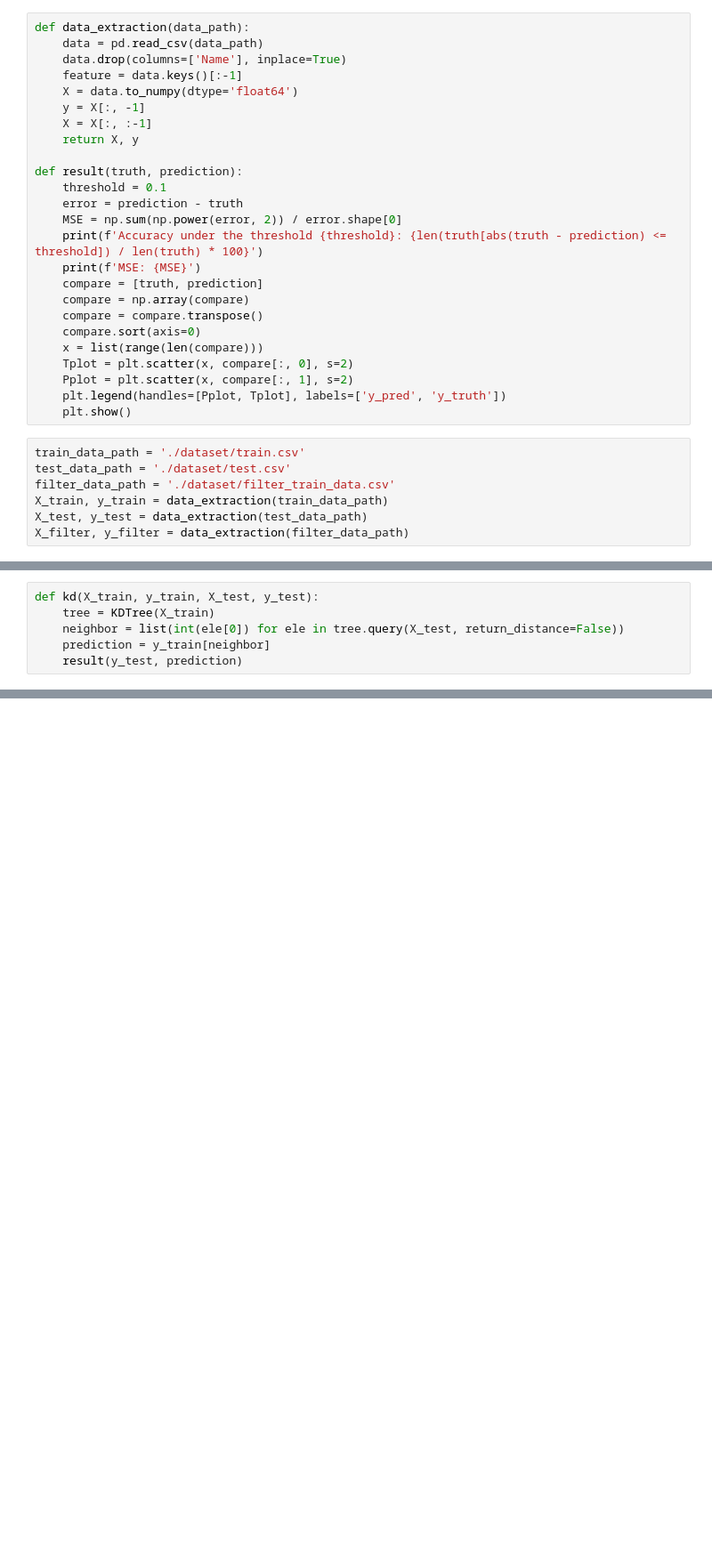
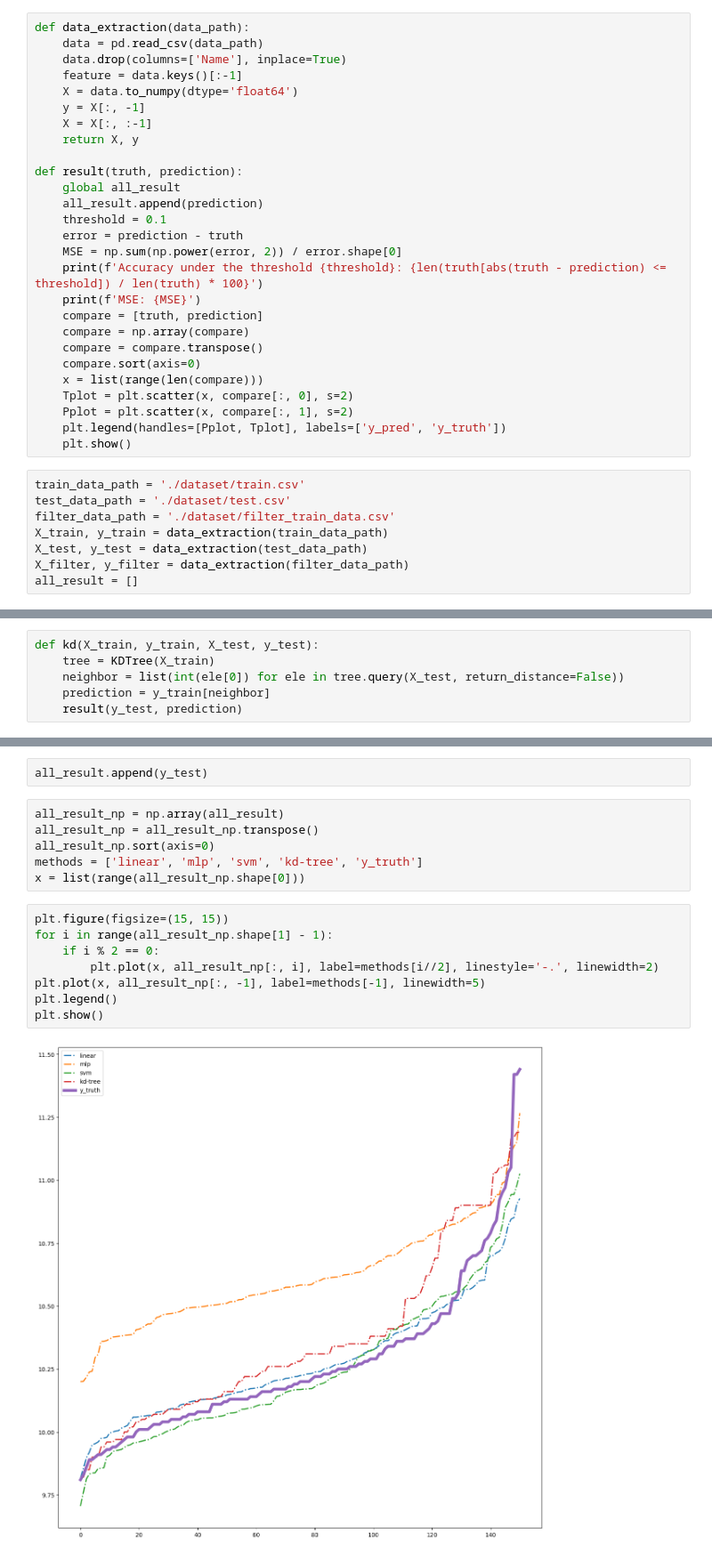
Before and after one commit to ailuropodaWu/NYCU-AI-Capstone, a Jupyter notebook: Project1/algorithm.ipynb, the cells around one changed output, grey strips where cells are left out. Shown: that part at 89% size. Drawn from its saved outputs; the diff is of its cells as text; blank space fills up the shorter version.

Commit message:
Update the result analysis

```diff
--- a/Project1/algorithm.ipynb
+++ b/Project1/algorithm.ipynb
@@ -17,6 +17,8 @@ def data_extraction(data_path):
     return X, y
 
 def result(truth, prediction):
+    global all_result
+    all_result.append(prediction)
     threshold = 0.1
     error = prediction - truth
     MSE = np.sum(np.power(error, 2)) / error.shape[0]
@@ -38,6 +40,7 @@ filter_data_path = './dataset/filter_train_data.csv'
 X_train, y_train = data_extraction(train_data_path)
 X_test, y_test = data_extraction(test_data_path)
 X_filter, y_filter = data_extraction(filter_data_path)
+all_result = []
 # %% [markdown]
 ## Linear Regression
 # %%
@@ -167,0 +155,18 @@ MSE: 0.13496622516556286
+# %%
+all_result.append(y_test)
+# %%
+all_result_np = np.array(all_result)
+all_result_np = all_result_np.transpose()
+all_result_np.sort(axis=0)
+methods = ['linear', 'mlp', 'svm', 'kd-tree', 'y_truth']
+x = list(range(all_result_np.shape[0]))
+# %%
+plt.figure(figsize=(15, 15))
+for i in range(all_result_np.shape[1] - 1):
+    if i % 2 == 0:
+        plt.plot(x, all_result_np[:, i], label=methods[i//2], linestyle='-.', linewidth=2)
+plt.plot(x, all_result_np[:, -1], label=methods[-1], linewidth=5)
+plt.legend()
+plt.show()
+# %% [output]
+[figure, added]
```
Also changed, not shown: parts of 3 cells of this notebook.
